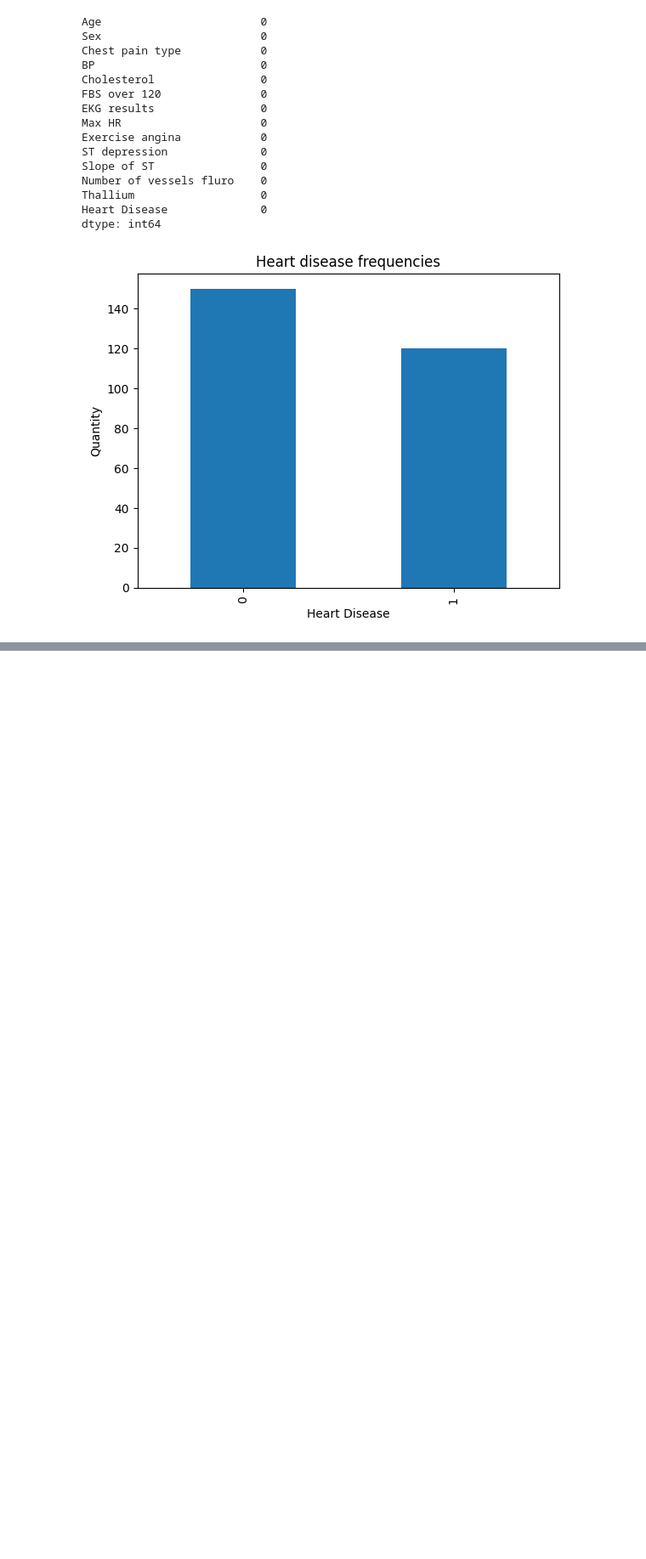
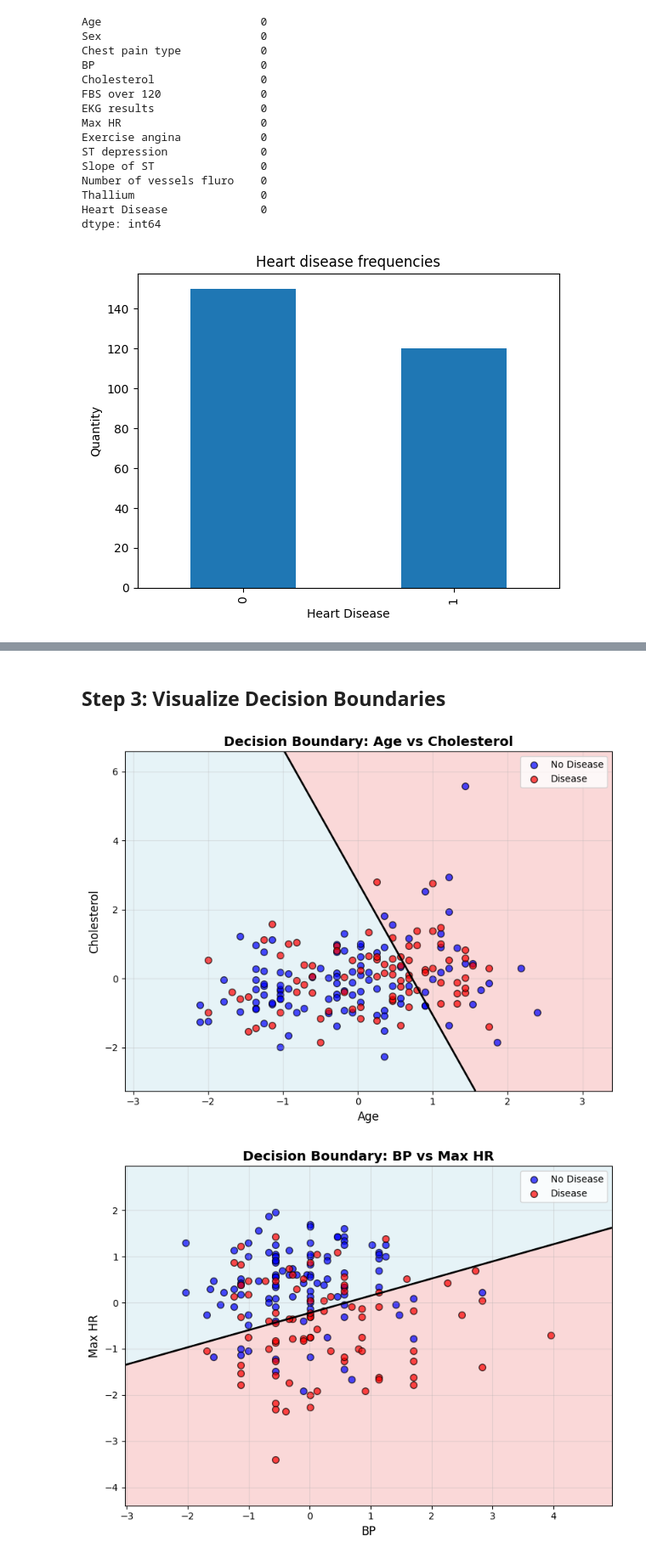
Before and after one commit to dadc1007/Logistic-Regression, a Jupyter notebook: Heart_Disease_Prediction.ipynb, the cells around one changed output, grey strips where cells are left out. Shown at 85% size. Drawn from its saved outputs; the diff is of its cells as text; code cells hidden in the pictures; blank space fills up the shorter version.

```diff
--- a/Heart_Disease_Prediction.ipynb
+++ b/Heart_Disease_Prediction.ipynb
@@ -116,0 +368,2 @@ plt.show()
+# %% [markdown]
+## Step 3: Visualize Decision Boundaries
@@ -116,0 +398,21 @@ plt.show()
+# %%
+pairs = [
+    ("Age", "Cholesterol"),
+    ("BP", "Max HR"),
+    ("ST depression", "Number of vessels fluro")
+]
+
+for f1, f2 in pairs:
+    X_pair = train_df[[f1, f2]]
+    X_pair = (X_pair - X_pair.mean()) / X_pair.std()
+    y_pair = y_train
+
+    w2, b2, _ = gradient_descent(X_pair.values, y_pair, iters=1500)
+
+    plot_decision_boundary(
+        X_pair.values, y_pair, w2, b2, (f1, f2),
+        title=f"Decision Boundary: {f1} vs {f2}"
+    )
+# %% [output]
+[figure, added]
+[figure, added]
```
Also changed, not shown: parts of 34 cells of this notebook, 7 other files.
